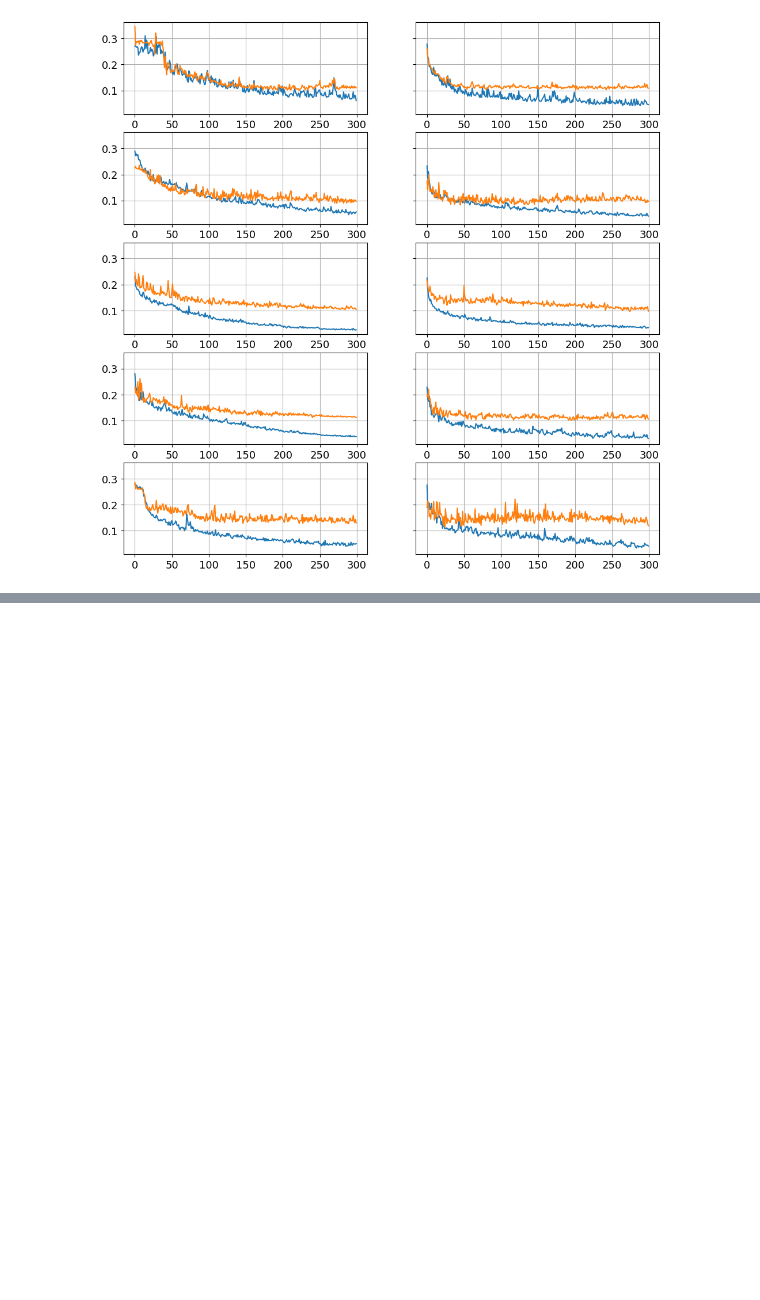
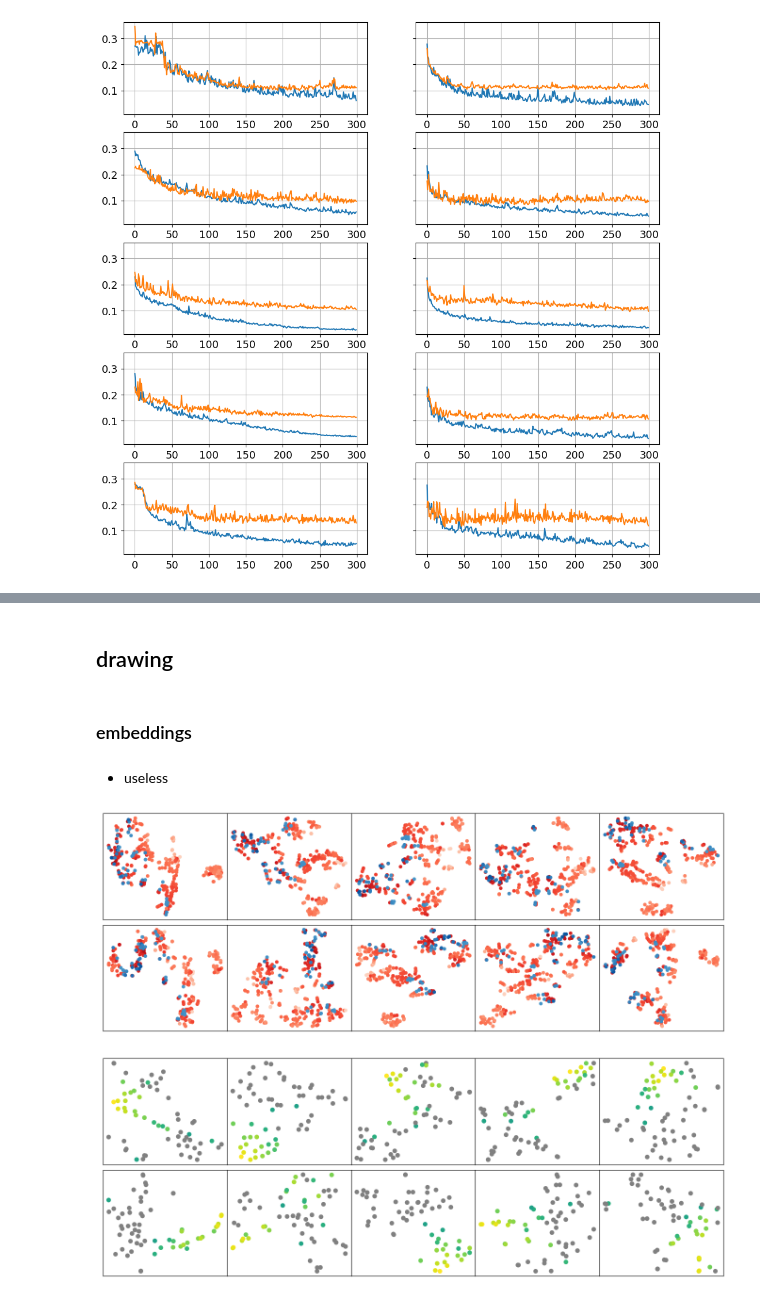
Before and after one commit to git-jhyang/KRICT_polymer, a Jupyter notebook: notebooks/output_finetune.ipynb, the cells around one changed output, grey strips where cells are left out. Saved outputs shown, nothing was run; the diff lists cells and outputs as text; code cells hidden in the pictures; blank space fills up the shorter version.

```diff
--- a/notebooks/output_finetune.ipynb
+++ b/notebooks/output_finetune.ipynb
@@ -799,0 +956,50 @@ for ax in axs.reshape(-1): ax.grid('on')
+# %%
+with open('../dump/output.pkl','wb') as f:
+    pickle.dump(outputs, f)
+# %% [markdown]
+## drawing
+# %%
+with open('../dump/output.pkl','rb') as f:
+    outputs = pickle.load(f)
+# %% [markdown]
+### embeddings
+# %% [markdown]
+- useless
+# %%
+from sklearn.manifold import TSNE
+tvecs = {}
+for tune in ['scratch','finetune']:
+    tvecs[tune] = {}
+    for i in range(5):
+        tsne = TSNE(perplexity=20)
+        tvec1 = tsne.fit_transform(np.vstack([outputs[tune][i]['embedding']['train'], outputs[tune][i]['embedding']['test']]))
+        tvec2 = tsne.fit_transform(outputs[tune][i]['embedding']['monomer'])
+        tvecs[tune][i] = [tvec1, tvec2]
+# %%
+import matplotlib.pyplot as plt
+import matplotlib as mpl
+from rdkit.Chem import MolFromSmiles, Descriptors
+
+viridis_grey = mpl.cm.viridis
+viridis_grey.set_under([0.5, 0.5, 0.5])
+
+tg = np.hstack([train_tgt.reshape(-1), test_tgt.reshape(-1)]) + 273.15
+isF = np.array([np.sum('F' == np.array(list(s)))/len(s) for s in smiles])
+mw = np.array([Descriptors.MolWt(MolFromSmiles(s)) for s in smiles])
+f1, axs1 = plt.subplots(2, 5, figsize=(17, 6))
+f2, axs2 = plt.subplots(2, 5, figsize=(17, 6))
+for ax1, ax2, tune in zip(axs1, axs2, ['scratch','finetune']):
+    for i in range(5):
+        tvec1, tvec2 = tvecs[tune][i]
+        ax1[i].scatter(*tvec1[:245].T, c=tg[:245], vmin=200, vmax=450, s=20, cmap='Reds')
+        ax1[i].scatter(*tvec1[245:].T, c=tg[245:], vmin=200, vmax=450, s=20, cmap='Blues')
+#        ax2[i].scatter(*tvec2.T, c=mw)
+        ax2[i].scatter(*tvec2.T, c=isF, vmin=1e-5, cmap=viridis_grey)
+for ax in np.vstack([axs1, axs2]).reshape(-1):
+    ax.set_xticks([])
+    ax.set_yticks([])
+for f in [f1, f2]:
+    f.subplots_adjust(wspace=0, hspace=0.05)
+# %% [output]
+[figure, added]
+[figure, added]
```
Also changed, not shown: parts of 21 cells of this notebook.
